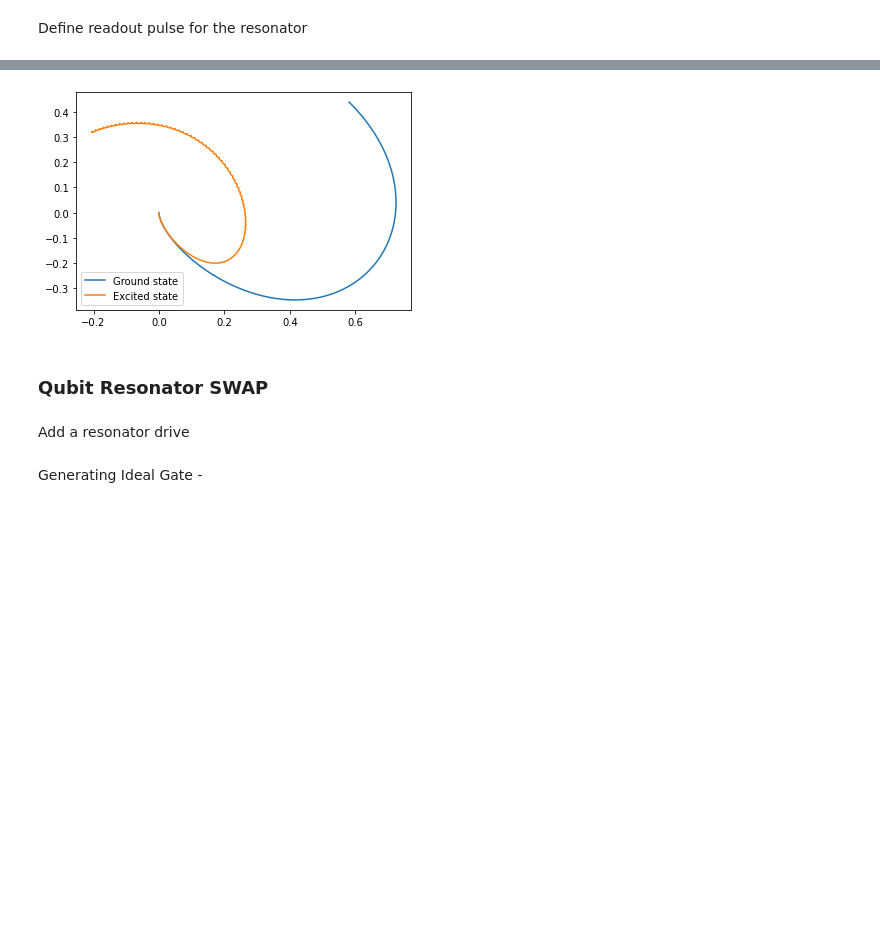
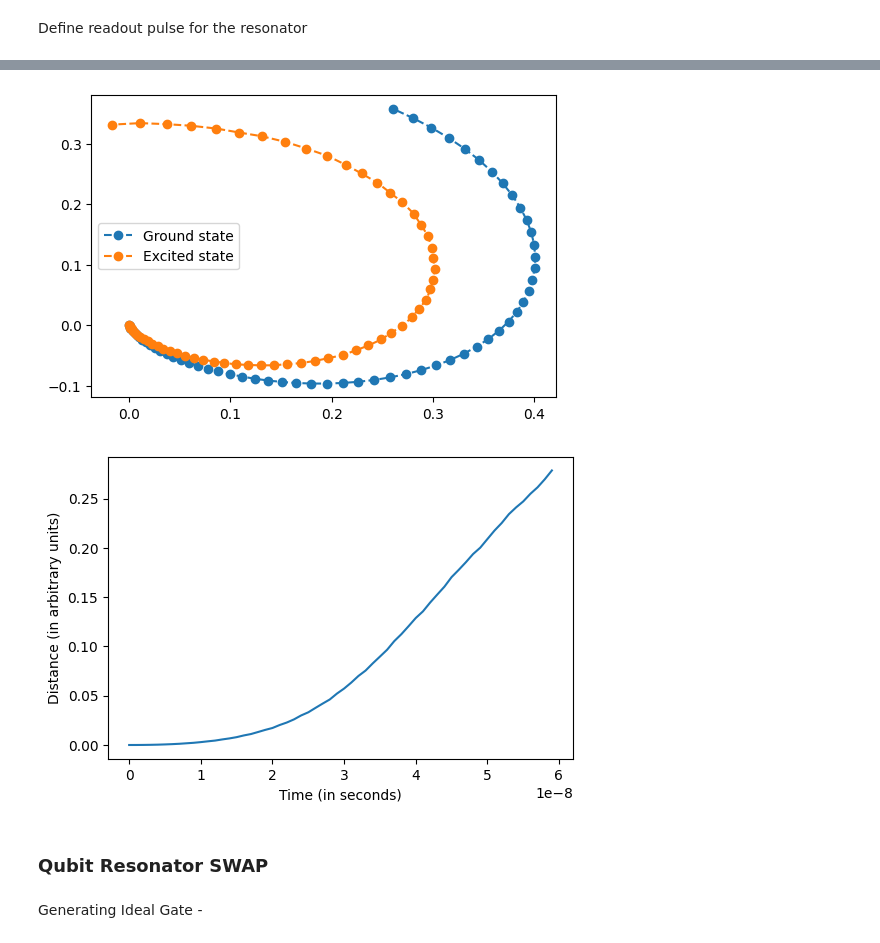
Before and after one commit to BackOnTrackIce/Qubit_readout, a Jupyter notebook: Ashutosh_codes/Qubit_reset_C3.ipynb, the cells around one changed output, grey strips where cells are left out. Saved outputs shown, nothing was run; the diff lists cells and outputs as text; code cells hidden in the pictures; blank space fills up the shorter version.

```diff
--- a/Ashutosh_codes/Qubit_reset_C3.ipynb
+++ b/Ashutosh_codes/Qubit_reset_C3.ipynb
@@ -90,7 +90,7 @@ parameters_resonator = {
     "temp": Qty(value=resonator_temp,min_val=0.0,max_val=0.12,unit='K')
 }
 
-resonator = chip.ReadoutResonator(
+resonator = chip.Resonator(
     name="R",
     desc="Resonator",
     hilbert_dim=resonator_levels,
@@ -111,7 +111,7 @@ qr_coupling = chip.Coupling(
         max_val=200e6 ,
         unit='Hz 2pi'
     ),
-    hamiltonian_func=hamiltonians.jaynes_cummings
+    hamiltonian_func=hamiltonians.int_XX
 )
 # %% [markdown]
 Drives
@@ -671,12 +644,9 @@ plt.plot(exp.ts, np.imag(sig)[1:])
 # %%
 plotNumberOperator(exp, init_state, sequence)
 # %%
-plotIQ(exp, sequence, model.ann_opers[1])
+plotIQ(exp, sequence, model.ann_opers[1], resonator_frequency, resonator_frequency, spacing=100, usePlotly=False)
+# %% [output]
+[figure, added]
+[figure, added]
-# %%
-plotIQ_testing(exp, sequence, model.ann_opers[1])
-# %% [output]
-[figure, removed]
 # %% [markdown]
 ### Qubit Resonator SWAP
-# %% [markdown]
-Add a resonator drive
```
Also changed, not shown: parts of 26 cells of this notebook, 2 other files.
